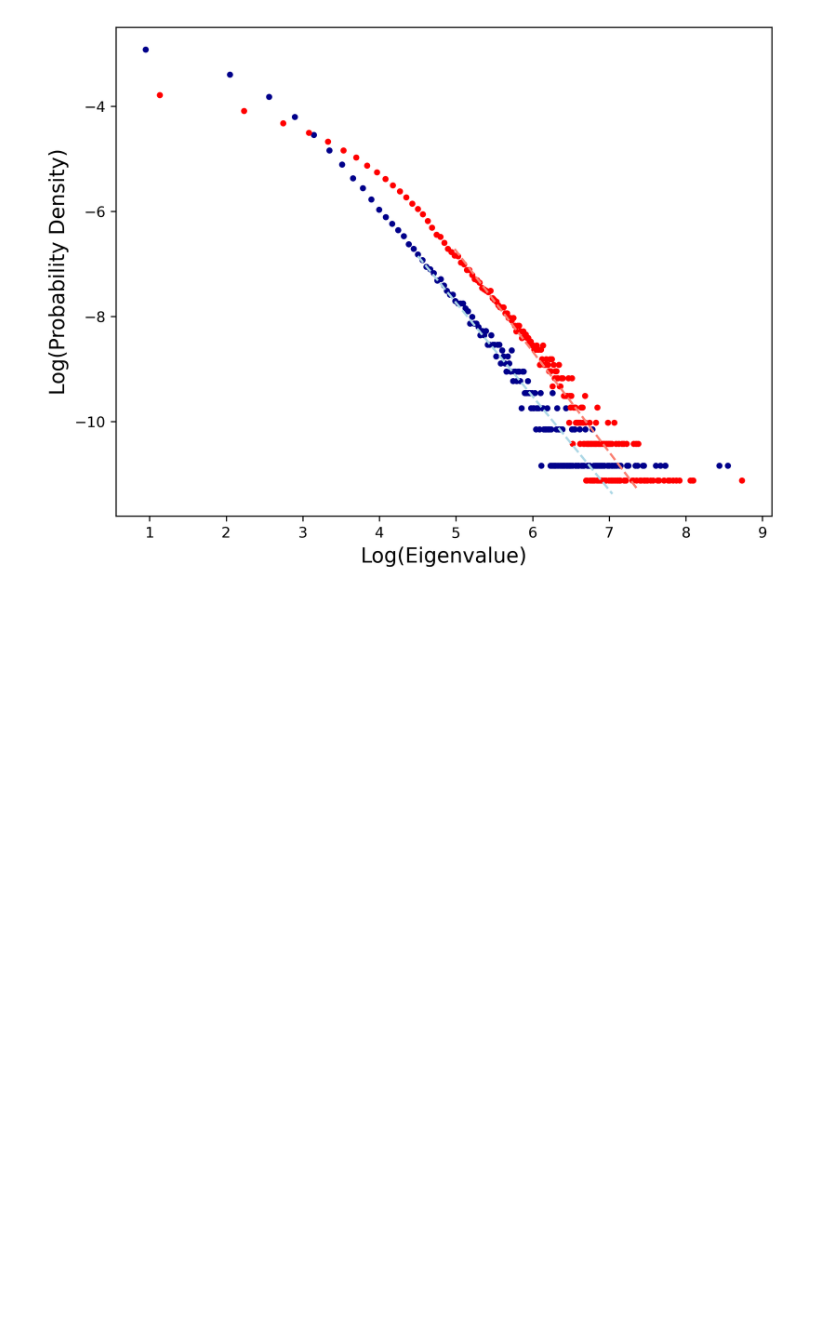
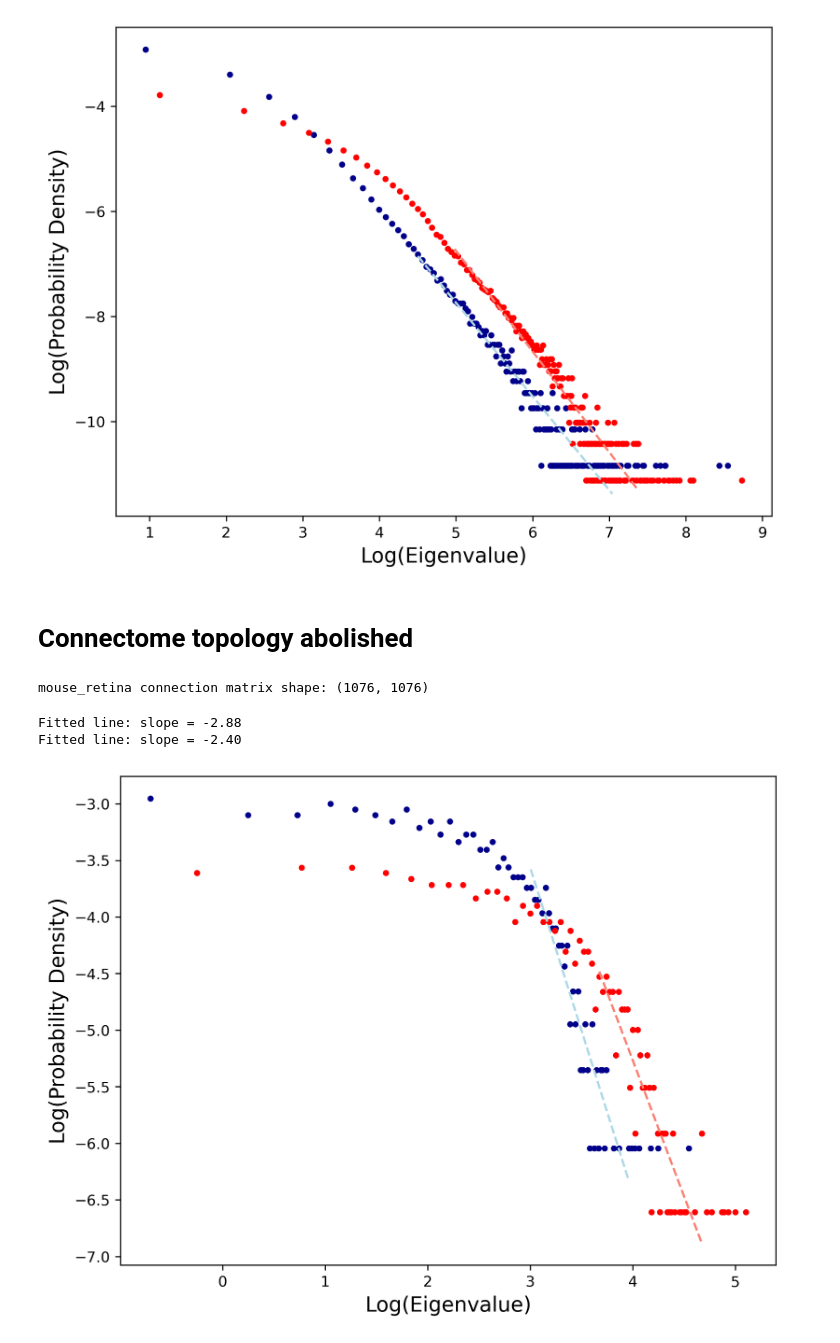
Before and after one commit to lhtPeking/The-Propagation-of-Power-Law-Distribution-in-Neural-Networks, a Jupyter notebook: Eigen_Static.ipynb, the cells around one changed output. Drawn from its saved outputs; the diff is of its cells as text; code cells hidden in the pictures; blank space fills up the shorter version.

```diff
--- a/Eigen_Static.ipynb
+++ b/Eigen_Static.ipynb
@@ -275,3 +298,56 @@ _ = PlotMethod.log_log_plot(
 Fitted line: slope = -1.78
 Fitted line: slope = -1.92
 [figure]
+# %% [markdown]
+# Connectome topology abolished
+# %%
+## -- construct connection matrix -- ##
+connection_matrix_mouse_retina = ConnectomeAnalysis.construct_connection_matrix('./Connectome_Data/Mouse_retina.csv', make_dense=True)
+print("mouse_retina connection matrix shape:", connection_matrix_mouse_retina.shape)
+
+## -- compute shuffled eigenspectrum -- ##
+eigenvalue_list_shuffled_mouse_retina = ConnectomeAnalysis.compute_shuffled_eigenspectrum(connection_matrix_mouse_retina, symmetrization=True, shuffle_diagonal=True, seed=42)
+
+## -- compute shuffled brunel weighted eigenspectrum -- ##
+shuffled_brunel_weighted_eigenvalue_list_mouse_retina = ConnectomeAnalysis.compute_shuffled_brunel_weight_eigenspectrum(connection_matrix_mouse_retina, symmetrization=True, shuffle_diagonal=True, neg_fraction=1/5, scale=4.0, seed=42)
+# %% [output]
+mouse_retina connection matrix shape: (1076, 1076)
+# %%
+## -- plot and regession -- ##
+slope4, intercept4, ax_4 = PlotMethod.log_log_plot(
+        eigenvalue_list_shuffled_mouse_retina, # list or matrix
+        bin_num=120,
+        regression=True,
+        range_=None, # tuple: (min,max)
+        lowerbound=0.4,
+        higherbound=0.9,
+        num_points=1000, # interception point number
+        density=True,
+        color_scatter="darkblue",
+        color_fit="lightblue",
+        show=False,
+        ax=None,
+        return_params=True,
+        xlabel="Log(Eigenvalue)"
+        )
+
+_ = PlotMethod.log_log_plot(
+        shuffled_brunel_weighted_eigenvalue_list_mouse_retina, # list or matrix
+        bin_num=120,
+        regression=True,
+        range_=None, # tuple: (min,max)
+        lowerbound=0.4,
+        higherbound=0.9,
+        num_points=1000, # interception point number
+        density=True,
+        color_scatter="red",
+        color_fit="salmon",
+        show=True,
+        ax=ax_4,
+        return_params=True,
+        xlabel="Log(Eigenvalue)"
+        )
+# %% [output]
+Fitted line: slope = -2.88
+Fitted line: slope = -2.40
+[figure, added]
```
Also changed, not shown: parts of 4 cells of this notebook.
